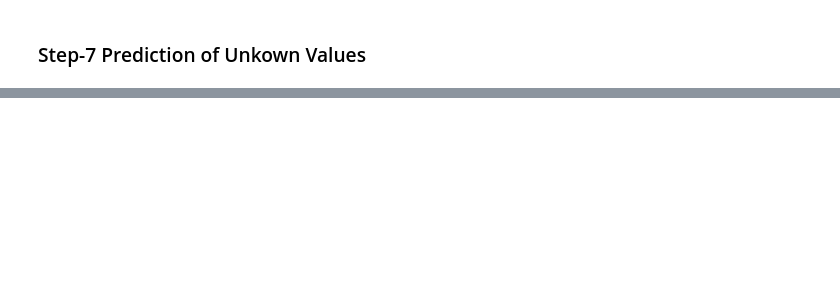
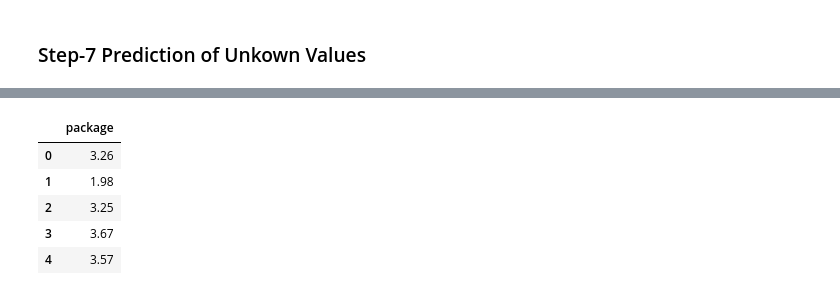
Before and after one commit to uzairafridi00/machine-learning, a Jupyter notebook: Code/SimpleLinearRegression.ipynb, the cells around one changed output, grey strips where cells are left out. Saved outputs shown, nothing was run; the diff lists cells and outputs as text; code cells hidden in the pictures; blank space fills up the shorter version.

```diff
--- a/Code/SimpleLinearRegression.ipynb
+++ b/Code/SimpleLinearRegression.ipynb
@@ -96,0 +98,9 @@ array([36092.67427736, 45405.24940409, 54717.82453082, 64030.39965754,
+# %%
+y.head()
+# %% [output]
+|  | package |
+| 0 | 3.26 |
+| 1 | 1.98 |
+| 2 | 3.25 |
+| 3 | 3.67 |
+| 4 | 3.57 |
```
Also changed, not shown: parts of 28 cells of this notebook, 2 other files.
